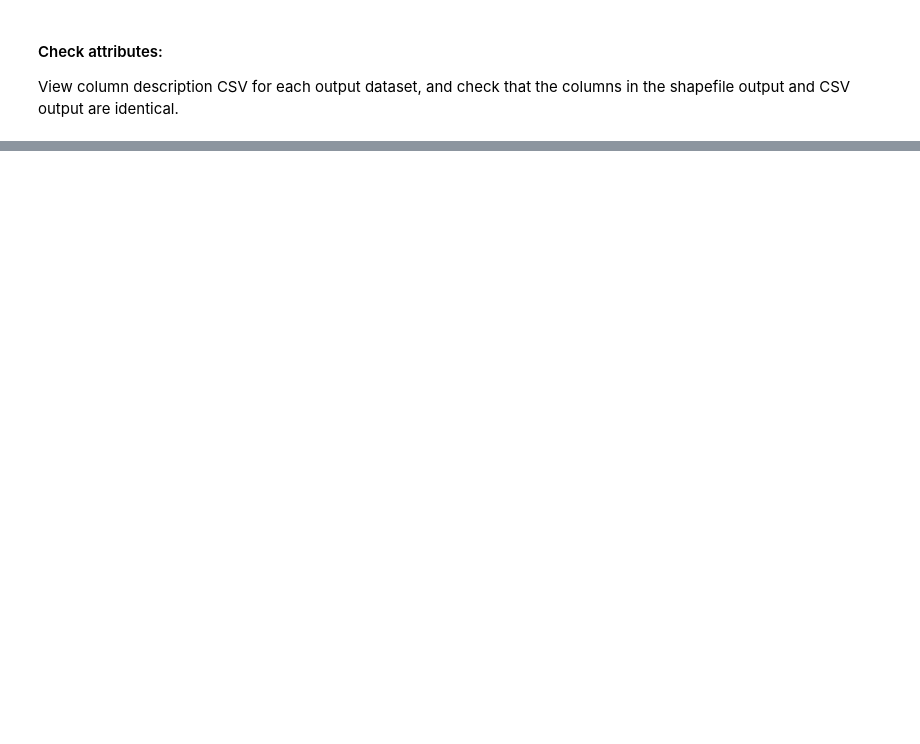
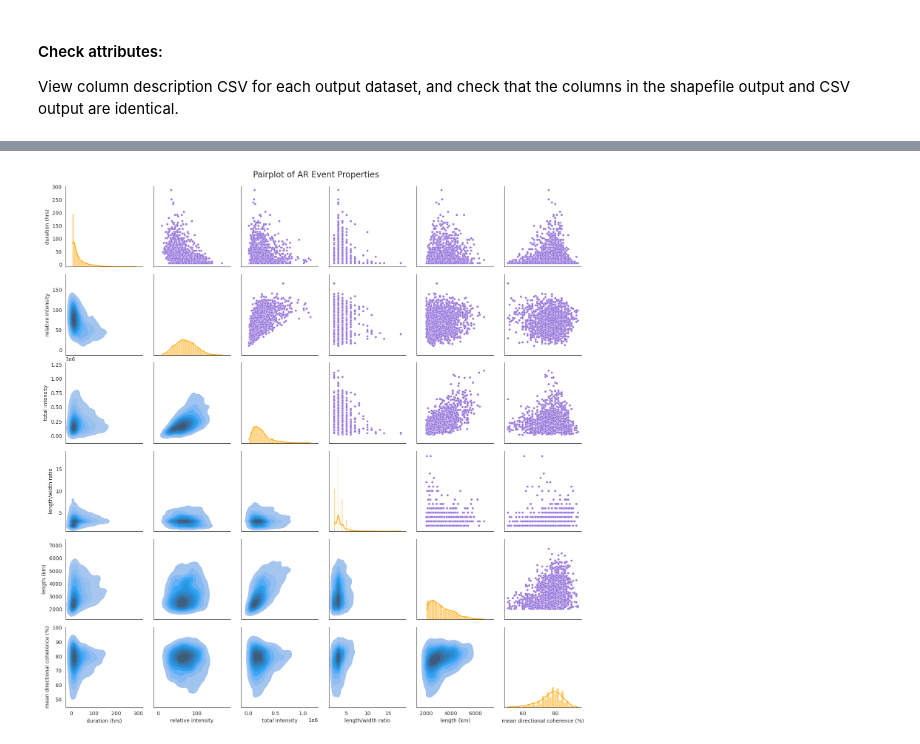
Before and after one commit to ua-snap/ar_avalanche, a Jupyter notebook: AR_QC.ipynb, the cells around one changed output, grey strips where cells are left out. Saved outputs shown, nothing was run; the diff lists cells and outputs as text; code cells hidden in the pictures; blank space fills up the shorter version.

```diff
--- a/AR_QC.ipynb
+++ b/AR_QC.ipynb
@@ -586,0 +270,4 @@ Text(0.5, 1.08, 'AR Event #: 1729\n\nStart: 2020-11-26T06:00:00.000000000\nEnd:
+# %%
+events_pairplot(events)
+# %% [output]
+[figure, added]
```
Also changed, not shown: parts of 50 cells of this notebook, 6 other files.
